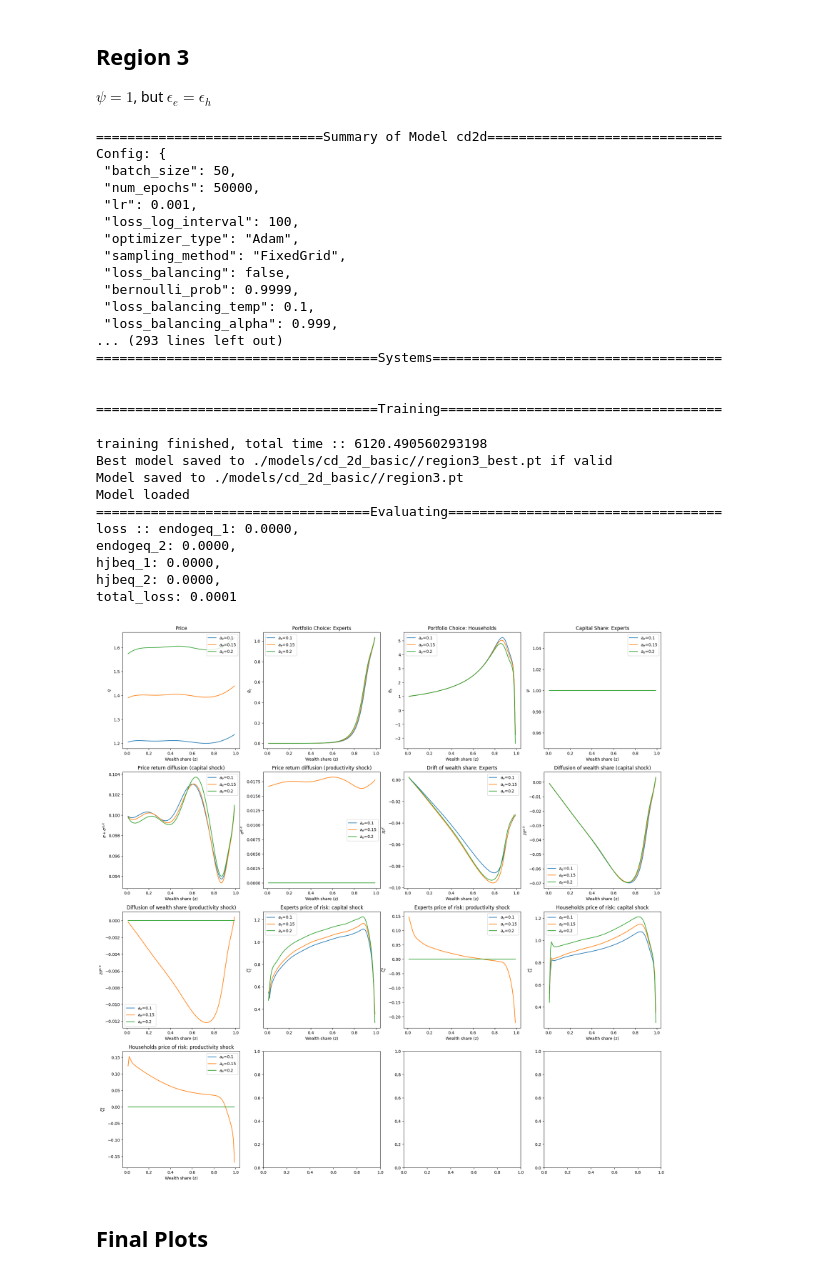
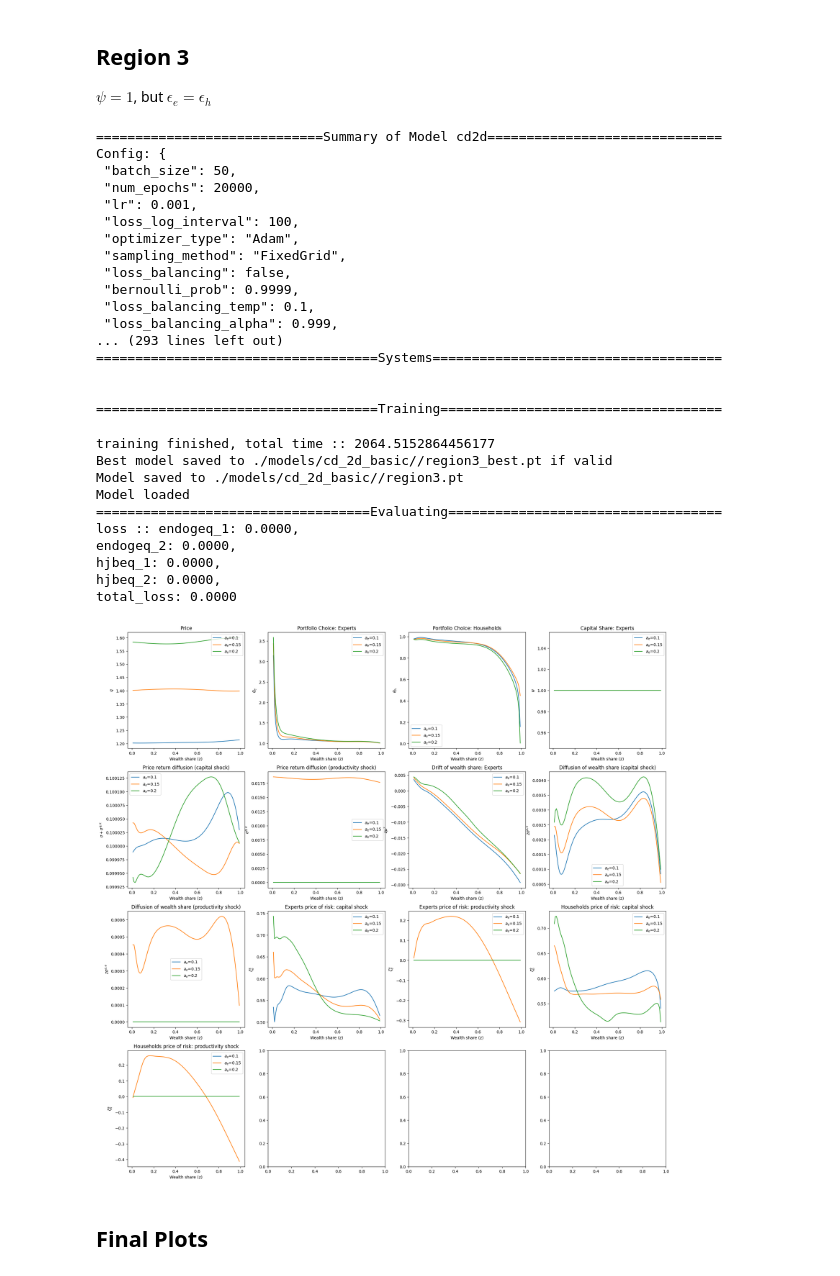
Before and after one commit to yuntaowu2000/active_learning_paper, a Jupyter notebook: crysis_dynamics_2d_basic.ipynb, the cells around one changed output. Saved outputs shown, nothing was run; the diff lists cells and outputs as text; code cells hidden in the pictures.

```diff
--- a/crysis_dynamics_2d_basic.ipynb
+++ b/crysis_dynamics_2d_basic.ipynb
@@ -392,16 +392,16 @@ $\psi = 1$, but $\epsilon_e = \epsilon_h$
 # %%
 set_seeds(0)
 pde_model = PDEModel("cd2d",
-                     {"batch_size": 50, "num_epochs": 50000, "optimizer_type": OptimizerType.Adam, "sampling_method": SamplingMethod.FixedGrid},
+                     {"batch_size": 50, "num_epochs": 20000, "optimizer_type": OptimizerType.Adam, "sampling_method": SamplingMethod.FixedGrid},
                      latex_var_map)
 pde_model.set_state(["z", "ae"], {"z": [z_min, z_max], "ae": [a_min, a_max]})
 pde_model.add_agents(["Je", "Jh"],
-                     {"Je": {"positive": True, "activation_type": ActivationType.SiLU, "hidden_units": [64] * 4},
-                      "Jh": {"positive": True, "activation_type": ActivationType.SiLU, "hidden_units": [64] * 4},
+                     {"Je": {"positive": True, "activation_type": ActivationType.SiLU, "hidden_units": [128] * 4},
+                      "Jh": {"positive": True, "activation_type": ActivationType.SiLU, "hidden_units": [128] * 4},
                      })
 pde_model.add_endogs(["q", "chi"],
-                     {"q": {"positive": True, "activation_type": ActivationType.SiLU, "hidden_units": [64] * 4},
-                      "chi": {"positive": True, "activation_type": ActivationType.SiLU, "hidden_units": [64] * 4}
+                     {"q": {"positive": True, "activation_type": ActivationType.SiLU, "hidden_units": [128] * 4},
+                      "chi": {"positive": True, "activation_type": ActivationType.SiLU, "hidden_units": [128] * 4}
                       })
 pde_model.add_params(params)
 
@@ -458,37 +458,37 @@ else:
     pde_model.load_model(torch.load(f"{base_model_dir}/region3_best.pt"))
     pde_model.eval_model(True)
 
 res_dict3 = compute_func(pde_model, a_list, z_min, z_max, vars_to_plot)
 plot_res(res_dict3, plot_args, a_list)
 # %% [output]
 =============================Summary of Model cd2d==============================
 Config: {
  "batch_size": 50,
- "num_epochs": 50000,
+ "num_epochs": 20000,
  "lr": 0.001,
  "loss_log_interval": 100,
  "optimizer_type": "Adam",
  "sampling_method": "FixedGrid",
  "loss_balancing": false,
  "bernoulli_prob": 0.9999,
  "loss_balancing_temp": 0.1,
  "loss_balancing_alpha": 0.999,
 ... (293 lines left out)
 ====================================Systems=====================================
 
 
 ====================================Training====================================
-training finished, total time :: 6120.490560293198
+training finished, total time :: 2064.5152864456177
 Best model saved to ./models/cd_2d_basic//region3_best.pt if valid
 Model saved to ./models/cd_2d_basic//region3.pt
 Model loaded
 ===================================Evaluating===================================
 loss :: endogeq_1: 0.0000,
 endogeq_2: 0.0000,
 hjbeq_1: 0.0000,
 hjbeq_2: 0.0000,
-total_loss: 0.0001
+total_loss: 0.0000
-[figure, old version]
+[figure, new version]
 # %% [markdown]
 ## Final Plots
 # %%
```
Also changed, not shown: parts of 3 cells of this notebook, 15 other files.
